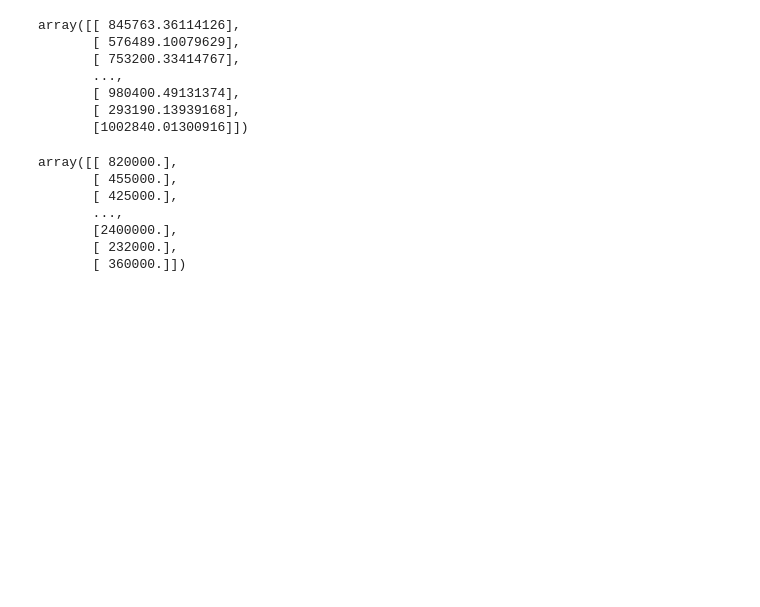
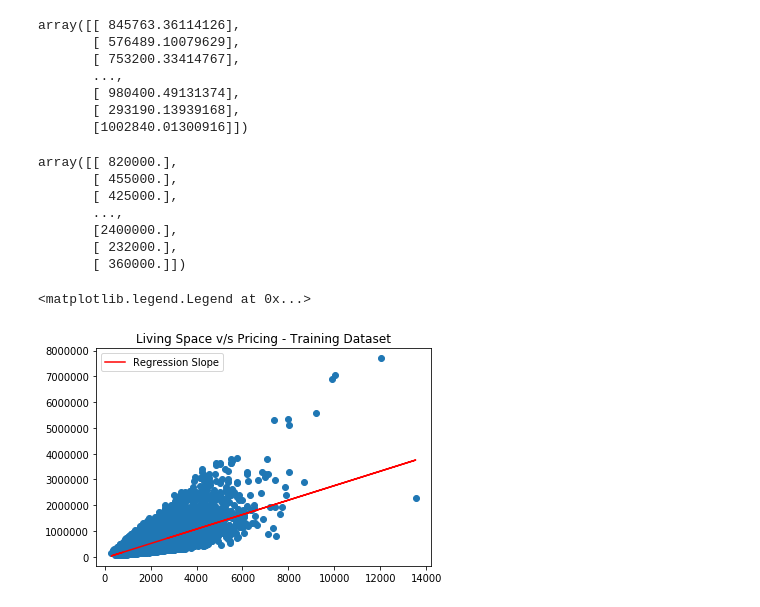
Before and after one commit to SANJAY072000/housingDataAnalysis, a Jupyter notebook: housingData.ipynb, the cells around one changed output. Drawn from its saved outputs; the diff is of its cells as text; code cells hidden in the pictures; blank space fills up the shorter version.

Commit message:
Done with plotting of graphs for analysis

```diff
--- a/housingData.ipynb
+++ b/housingData.ipynb
@@ -160,0 +163,8 @@ array([[ 820000.],
+# %%
+plt.scatter(X_train,y_train)
+plt.plot(X_train,regressor.predict(X_train),label='Regression Slope',color='red')
+plt.title("Living Space v/s Pricing - Training Dataset")
+plt.legend()
+# %% [output]
+<matplotlib.legend.Legend at 0x...>
+[figure, added]
```
Also changed, not shown: parts of 4 cells of this notebook.
